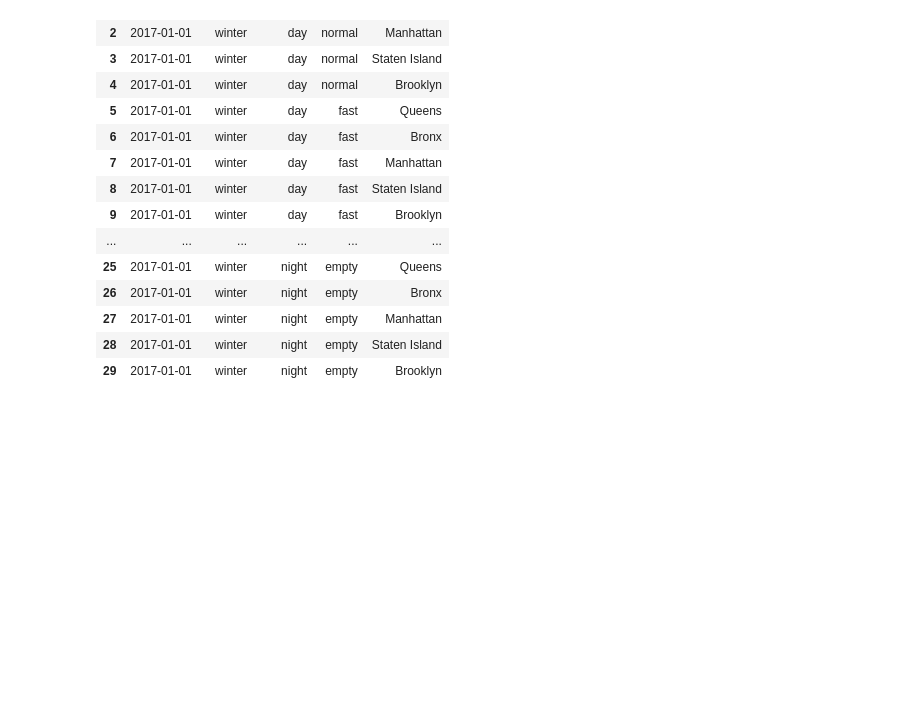
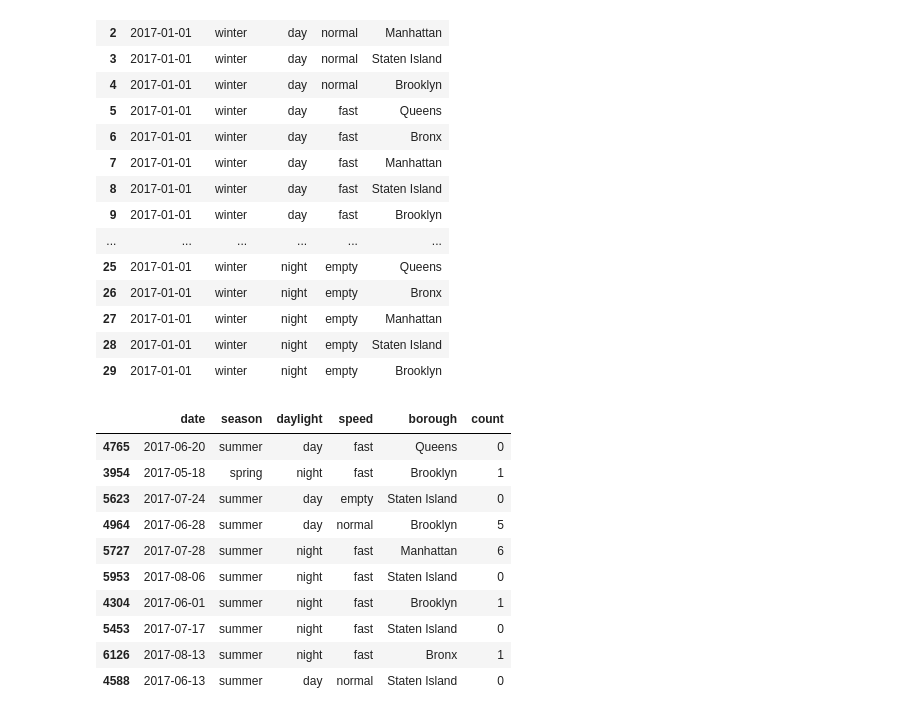
Before and after one commit to MAST30034-Applied-Data-Science/mast30034-project-1-aeross, a Jupyter notebook: notebooks/preprocess2.ipynb, the cells around one changed output. Cells and saved outputs as stored; diff of their text form; code cells hidden in the pictures; blank space fills up the shorter version.

Commit message:
removed impossible fature combinations

```diff
--- a/notebooks/preprocess2.ipynb
+++ b/notebooks/preprocess2.ipynb
@@ -495,3 +492,33 @@ df.head(30)
 | 27 | 2017-01-01 | winter | night | empty | Manhattan |
 | 28 | 2017-01-01 | winter | night | empty | Staten Island |
 | 29 | 2017-01-01 | winter | night | empty | Brooklyn |
+# %%
+# note that the combinations summer, night, normal and spring, night, normal is not possible
+# from April 13 until August 29, because the day ends later than 8 PM (and obviously starts earlier than 8 AM).
+indices_to_be_dropped = []
+for i in range(df.shape[0]):
+    if (((df.iloc[i, 0] >= datetime(2017, 4, 13)) & (df.iloc[i, 0] <= datetime(2017, 8, 29))) | \
+      ((df.iloc[i, 0] >= datetime(2018, 4, 13)) & (df.iloc[i, 0] <= datetime(2018, 8, 29))) | \
+      ((df.iloc[i, 0] >= datetime(2019, 4, 13)) & (df.iloc[i, 0] <= datetime(2019, 8, 29)))) & \
+      (df.iloc[i, 2] == "night") & (df.iloc[i, 3] == "normal"):
+        indices_to_be_dropped.append(i)
+df = df.drop(index = indices_to_be_dropped)
+
+# join that dataframe to the dataframe that contains the crash count
+df_new = pd.merge(df, fdf_new,  how="left", left_on=["date", "season", "daylight", "speed", "borough"], \
+    right_on = ["date", "season", "daylight", "speed", "borough"])
+
+df_new["count"] = df_new["count"].fillna(0).astype("Int64")
+df_new[(df_new["date"] >= datetime(2017, 4, 13)) & (df_new["date"] <= datetime(2017, 8, 29))].sample(10)
+# %% [output]
+|  | date | season | daylight | speed | borough | count |
+| 4765 | 2017-06-20 | summer | day | fast | Queens | 0 |
+| 3954 | 2017-05-18 | spring | night | fast | Brooklyn | 1 |
+| 5623 | 2017-07-24 | summer | day | empty | Staten Island | 0 |
+| 4964 | 2017-06-28 | summer | day | normal | Brooklyn | 5 |
+| 5727 | 2017-07-28 | summer | night | fast | Manhattan | 6 |
+| 5953 | 2017-08-06 | summer | night | fast | Staten Island | 0 |
+| 4304 | 2017-06-01 | summer | night | fast | Brooklyn | 1 |
+| 5453 | 2017-07-17 | summer | night | fast | Staten Island | 0 |
+| 6126 | 2017-08-13 | summer | night | fast | Bronx | 1 |
+| 4588 | 2017-06-13 | summer | day | normal | Staten Island | 0 |
```
Also changed, not shown: parts of 2 cells of this notebook.
